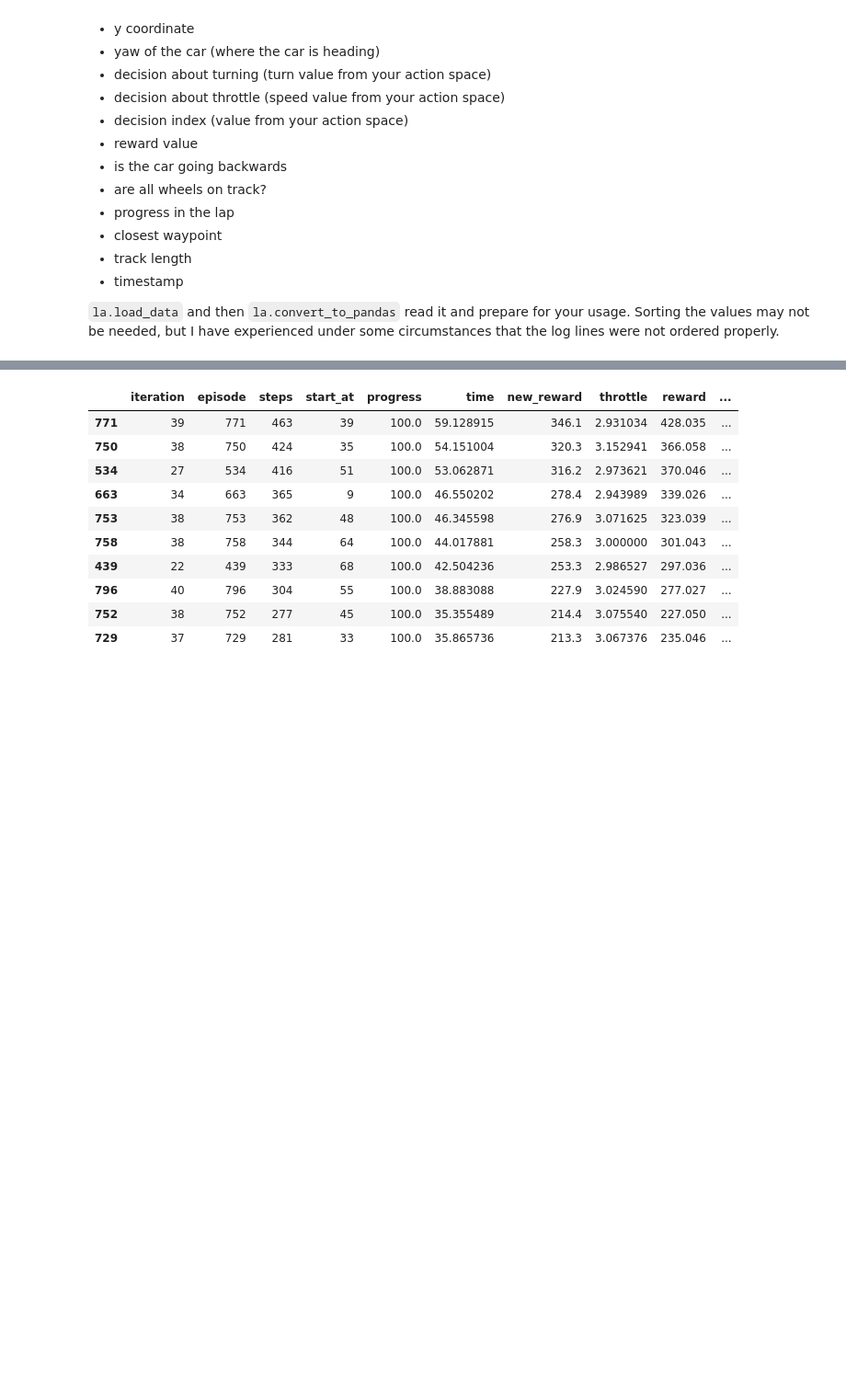
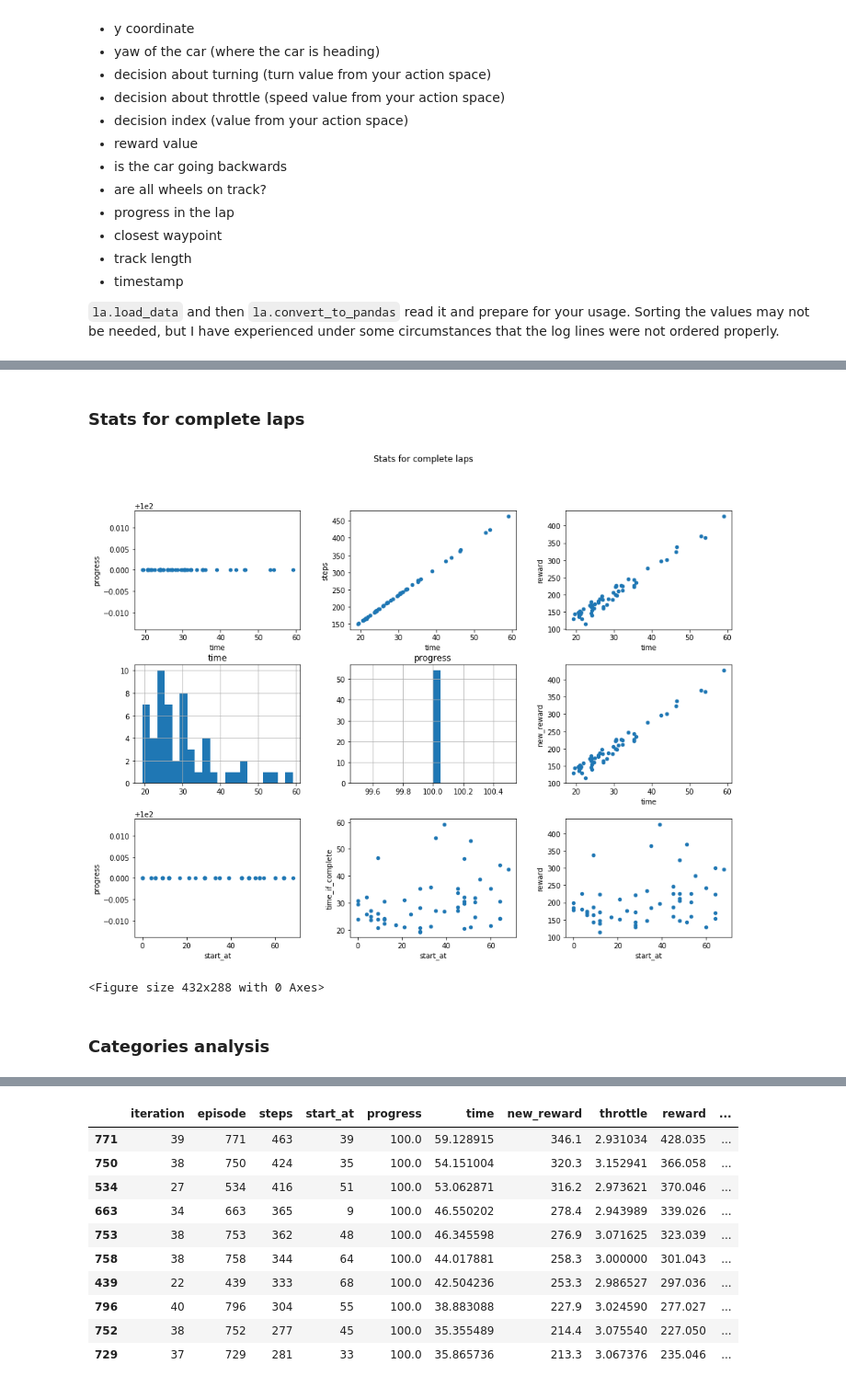
Before and after one commit to aws-solutions-library-samples/guidance-for-training-an-aws-deepracer-model-using-amazon-sagemaker, a Jupyter notebook: log-analysis/Training_analysis.ipynb, the cells around one changed output, grey strips where cells are left out. Shown at 92% size. Cells and saved outputs as stored; diff of their text form; code cells hidden in the pictures; blank space fills up the shorter version.

Commit message:
Add first descriptions to graphs

```diff
--- a/log-analysis/Training_analysis.ipynb
+++ b/log-analysis/Training_analysis.ipynb
@@ -288,0 +327,14 @@ Number of iterations =  40
+# %% [markdown]
+### Stats for complete laps
+# %%
+complete_ones = simulation_agg[simulation_agg['progress']==100]
+
+if complete_ones.shape[0] > 0:
+    la.scatter_aggregates(complete_ones, 'Stats for complete laps')
+else:
+    print('No complete laps yet.')
+# %% [output]
+[figure, added]
+<Figure size 432x288 with 0 Axes>
+# %% [markdown]
+### Categories analysis
```
Also changed, not shown: parts of 8 cells of this notebook.
